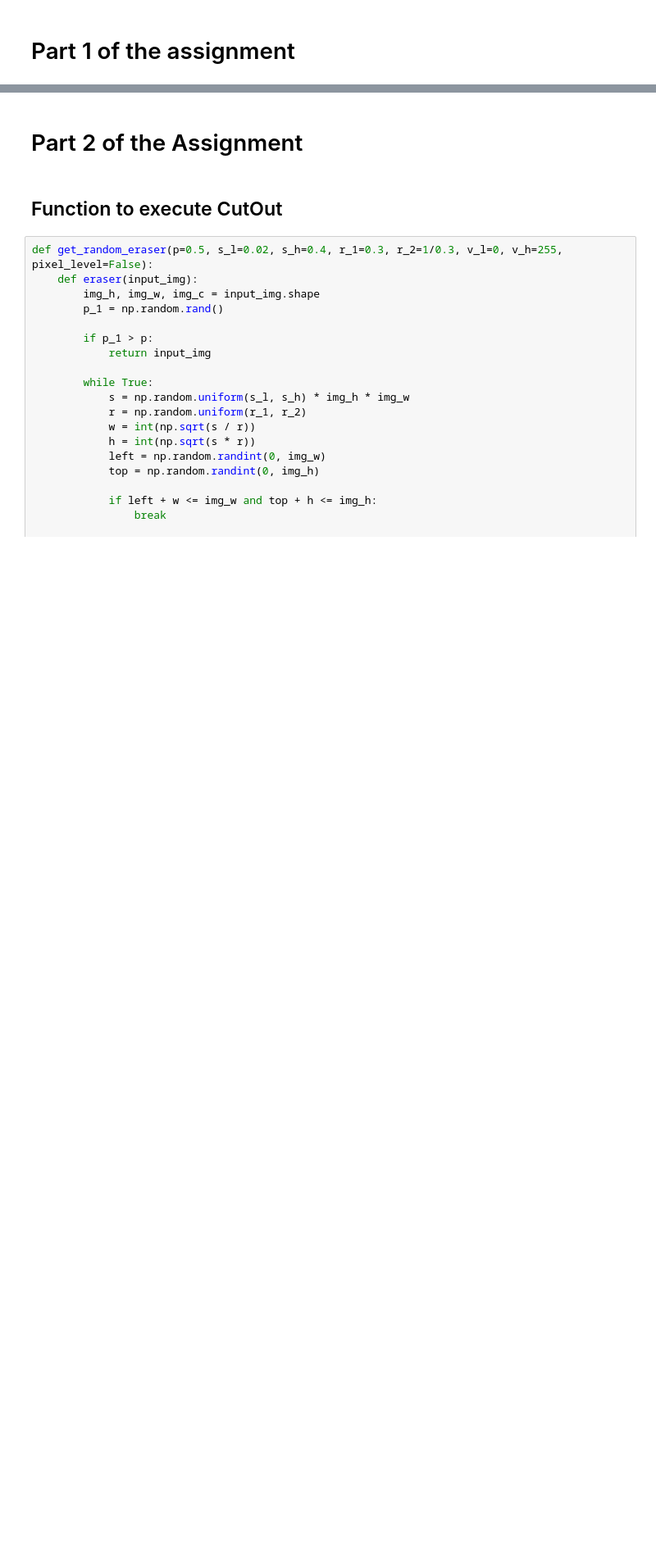
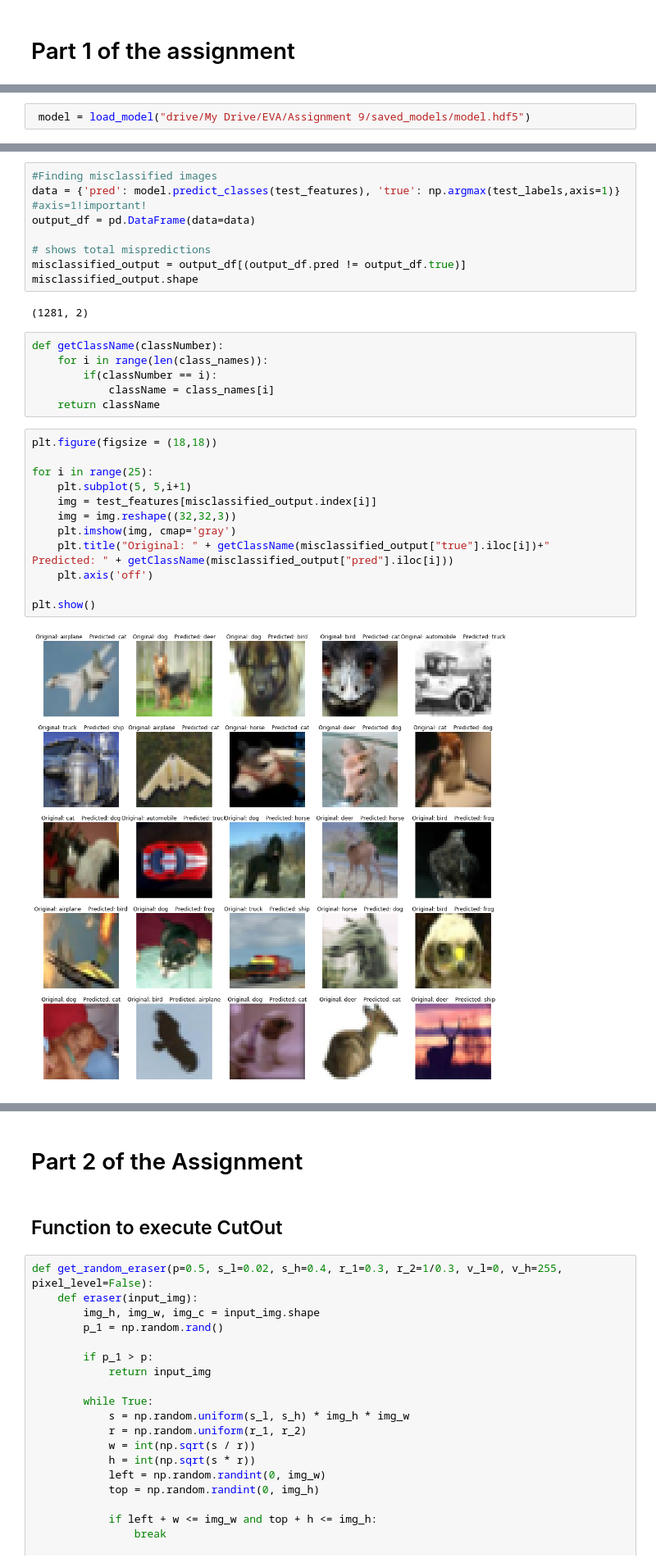
Before and after one commit to kaustubhharapanahalli/EVA-Assignment-Submission-Repo, a Jupyter notebook: Week_9/EVA_S9_Assignment.ipynb, the cells around one changed output, grey strips where cells are left out. Shown at 82% size. Cells and saved outputs as stored; diff of their text form; blank space fills up the shorter version.

Commit message:
Updated Week 9 Assignment

```diff
--- a/Week_9/EVA_S9_Assignment.ipynb
+++ b/Week_9/EVA_S9_Assignment.ipynb
@@ -97,0 +247,2 @@ images = [test_feature[10], test_feature[512], test_feature[1024], test_feature[
+# %%
+ model = load_model("drive/My Drive/EVA/Assignment 9/saved_models/model.hdf5")
@@ -97,0 +271,30 @@ images = [test_feature[10], test_feature[512], test_feature[1024], test_feature[
+# %%
+#Finding misclassified images
+data = {'pred': model.predict_classes(test_features), 'true': np.argmax(test_labels,axis=1)} #axis=1!important!
+output_df = pd.DataFrame(data=data)
+
+# shows total mispredictions
+misclassified_output = output_df[(output_df.pred != output_df.true)]
+misclassified_output.shape
+# %% [output]
+(1281, 2)
+# %%
+def getClassName(classNumber):
+    for i in range(len(class_names)):
+        if(classNumber == i):
+            className = class_names[i]
+    return className
+# %%
+plt.figure(figsize = (18,18))
+
+for i in range(25):
+    plt.subplot(5, 5,i+1)
+    img = test_features[misclassified_output.index[i]]
+    img = img.reshape((32,32,3))
+    plt.imshow(img, cmap='gray')
+    plt.title("Original: " + getClassName(misclassified_output["true"].iloc[i])+"    Predicted: " + getClassName(misclassified_output["pred"].iloc[i]))
+    plt.axis('off')
+
+plt.show()
+# %% [output]
+[figure, added]
```
Also changed, not shown: parts of 47 cells of this notebook.
